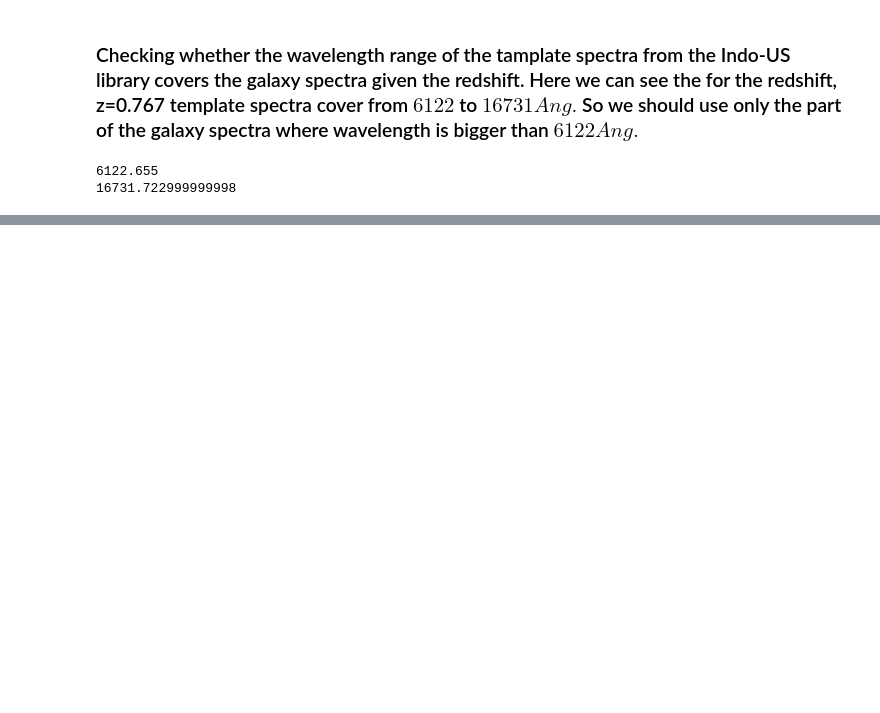
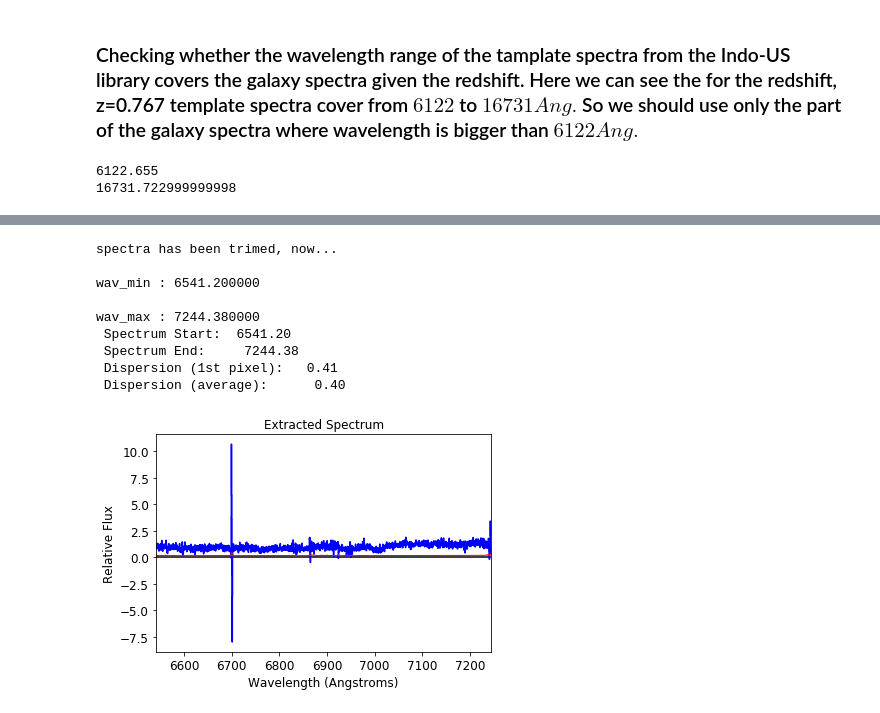
Before and after one commit to pmozumdar/ppxf_code, a Jupyter notebook: velocity_dispersion_J0659.ipynb, the cells around one changed output, grey strips where cells are left out. Saved outputs shown, nothing was run; the diff lists cells and outputs as text; code cells hidden in the pictures; blank space fills up the shorter version.

```diff
--- a/velocity_dispersion_J0659.ipynb
+++ b/velocity_dispersion_J0659.ipynb
@@ -301,0 +300,13 @@ plt.figure()
+# %%
+spec1.trimspec(wavrange=[6541.2, 7244.38])
+# %% [output]
+spectra has been trimed, now...
+
+wav_min : 6541.200000
+
+wav_max : 7244.380000
+ Spectrum Start:  6541.20
+ Spectrum End:     7244.38
+ Dispersion (1st pixel):   0.41
+ Dispersion (average):      0.40
+[figure, added]
```
Also changed, not shown: parts of 38 cells of this notebook.
